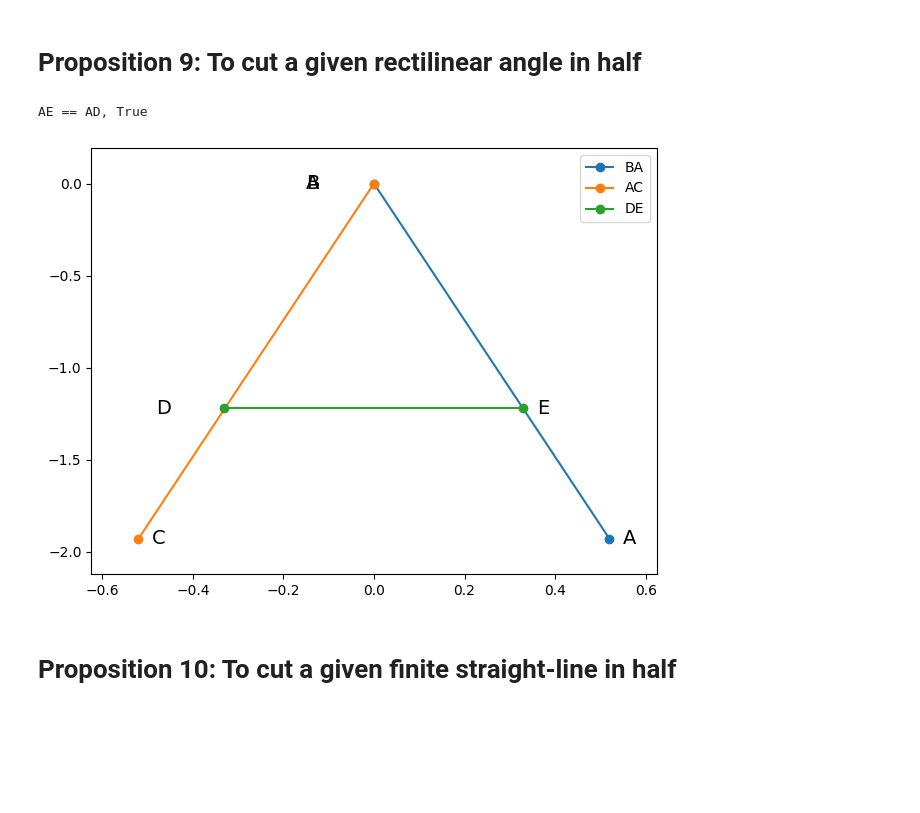
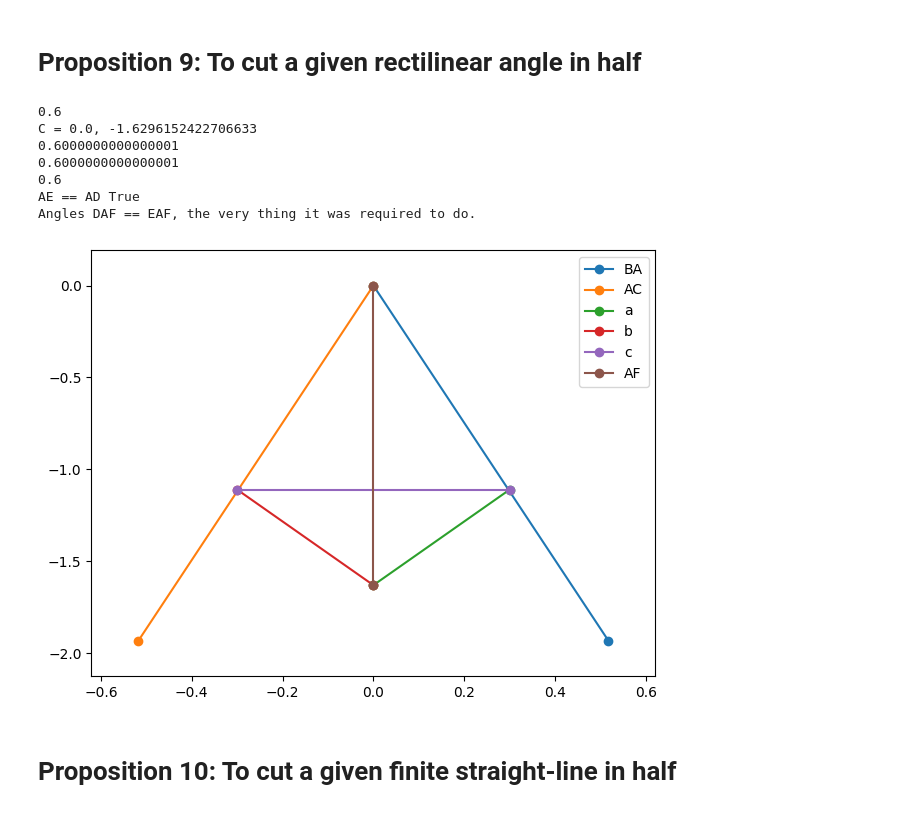
Before and after one commit to jon-bown/euclid, a Jupyter notebook: euclid_s_elements_book_1_prop_1_20.ipynb, the cells around one changed output. Cells and saved outputs as stored; diff of their text form; code cells hidden in the pictures; blank space fills up the shorter version.

Commit message:
Finished Prop 9, added random seed

```diff
--- a/euclid_s_elements_book_1_prop_1_20.ipynb
+++ b/euclid_s_elements_book_1_prop_1_20.ipynb
@@ -323,6 +311,29 @@ def angle_btw_lines(L1, L2):
     angle = np.arccos(np.clip(cos_angle, -1, 1))
 
     return round(np.degrees(angle), 2)
+# %%
+class Rectilinear():
+    """
+    Constructs a rectilinear with apex C jointing two lines at angle/2 from center
+    """
+    def __init__(self, S1: float, angle: float, S2: float):
+        #construct point apex
+        self.C = Point2E(0,0)
+        #construct first side with length S1
+        xb = S1 * math.cos(math.radians(270.0-angle/2.0))
+        yb = S1 * math.sin(math.radians(270.0-angle/2.0))
+        self.B = Point2E(xb, yb)
+        #construct next side with length S2 making angle A with side 1
+        xa = S2 * math.cos(math.radians(270.0+angle/2.0))
+        ya = S2 * math.sin(math.radians(270.0+angle/2.0))
+        self.A = Point2E(xa, ya)
+        self.a = Line2E(self.C, self.A)
+        #take two final points and connect with line
+        self.b = Line2E(self.C, self.B)
+        self.angle = angle_btw_lines(self.a, self.b)
+
+    def plot(self):
+        return None
 # %%
 # Validity of Triangle given sides
 # SRC: https://www.codesansar.com/python-programming-examples/check-validity-triangle-given-sides.htm
@@ -828,30 +841,36 @@ prop8_cond = T1.gamma == T2.gamma and T1.alpha == T2.alpha and T1.beta == T2.bet
 #Let BAC be the given rectilinear angle.
 BAC = Rectilinear(2.0, 30.0, 2.0)
 #Let the point D have been taken at random on AB
-D = BAC.b.random_point()
+D = BAC.b.random_point(seed=10)
 #Let AE, equal to AD, have been cut off from AC
-AD = Line2E(A, D)
+AD = Line2E(BAC.C, D)
 AE = prop_3(AD, BAC.a)
-print("AE == AD,", AD.__len__() == AE.__len__())
 E = AE.p2
 #Let DE have been joined
 DE = Line2E(D, E)
 #Let the equilateral Triangle DEF have been constructed upon DE
-
+DEF = draw_equilateral(DE, direction=-1)
 #Let AF have been joined
-
-#Since AE == AD, and AF common between them, equiliateral triangle DF == EF by Prop 8
+AF = Line2E(BAC.C, DEF.C)
+print("AE == AD", AE.__len__() == AD.__len__())
+#Since AE == AD, and AF common between them, and DEF is an equiliateral triangle, DF == EF by Prop 8
 
 #Angle DAF == EAF
-prop9_cond = False
+prop9_cond = angle_btw_lines(BAC.b, AF) == angle_btw_lines(AF, BAC.a) == 30.0/2
 if prop9_cond:
   print("Angles DAF == EAF, the very thing it was required to do.")
 # %% [output]
-AE == AD, True
+0.6
+C = 0.0, -1.6296152422706633
+0.6000000000000001
+0.6000000000000001
+0.6
+AE == AD True
+Angles DAF == EAF, the very thing it was required to do.
 # %%
-plot_2d([BAC.a, BAC.b, DE], names=['BA', 'AC', 'DE'], colors=['blue'])
+plot_2d([BAC.a, BAC.b, DEF, AF], names=['BA', 'AC', 'DEF', 'AF'], colors=['blue'], annotate=False)
 # %% [output]
-[figure, old version]
+[figure, new version]
 # %% [markdown]
 # Proposition 10: To cut a given finite straight-line in half
 # %%
```
Also changed, not shown: parts of 6 cells of this notebook.
